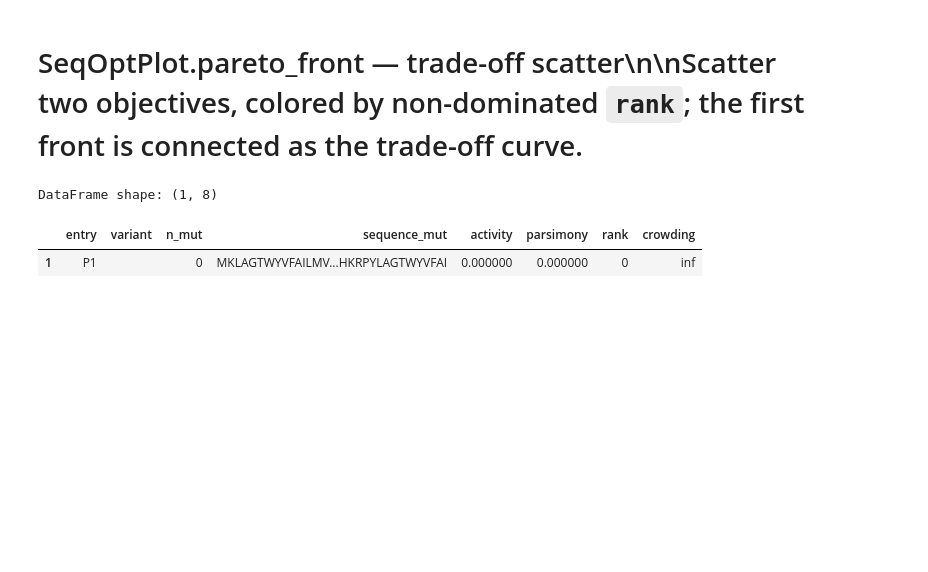
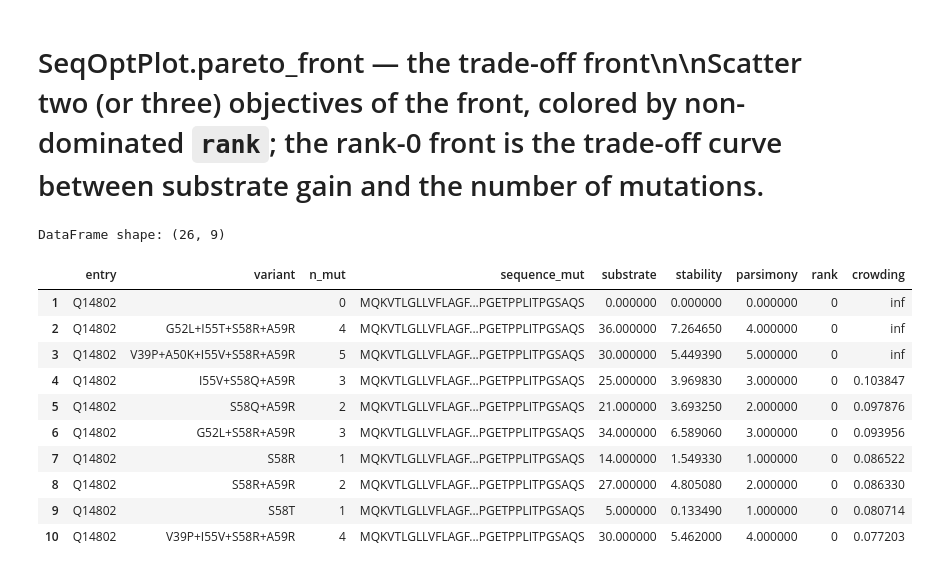
Before and after one commit to breimanntools/aaanalysis, a Jupyter notebook: examples/seqopt_pareto_front.ipynb, the cells around one changed output. Drawn from its saved outputs; the diff is of its cells as text; code cells hidden in the pictures; blank space fills up the shorter version.

```diff
--- a/examples/seqopt_pareto_front.ipynb
+++ b/examples/seqopt_pareto_front.ipynb
@@ -1,2 +1,2 @@
 # %% [markdown]
-# SeqOptPlot.pareto_front — trade-off scatter\n\nScatter two objectives, colored by non-dominated `rank`; the first front is connected as the trade-off curve.
+# SeqOptPlot.pareto_front — the trade-off front\n\nScatter two (or three) objectives of the front, colored by non-dominated `rank`; the rank-0 front is the trade-off curve between substrate gain and the number of mutations.
@@ -35,13 +3,45 @@ model = RandomForestClassifier(n_estimators=20, random_state=0).fit(X, labels)
+# %%
+import numpy as np, pandas as pd
+import matplotlib.pyplot as plt
+from sklearn.ensemble import RandomForestClassifier
+import aaanalysis as aa
+aa.options["verbose"] = False
+
+# Gamma-secretase (GSEC) substrate data + the bundled interpretable CPP feature set.
+df_feat = aa.load_features(name="DOM_GSEC")           # 150 CPP features (with positions, feat_importance)
+df_seq  = aa.load_dataset(name="DOM_GSEC", n=50)      # 100 TMD sequences, label 1 = GSEC substrate
+labels  = df_seq["label"].to_list()
+
+# A simple RandomForest substrate classifier on the CPP feature matrix.
+sf = aa.SequenceFeature()
+X = np.asarray(sf.feature_matrix(features=df_feat["feature"],
+                                 df_parts=sf.get_df_parts(df_seq=df_seq),
+                                 df_scales=aa.load_scales()), dtype=float)
+model = RandomForestClassifier(n_estimators=100, random_state=0).fit(X, labels)
+
+# Pick a NON-substrate as the wild-type and design a "super substrate": mutate its TMD to
+# maximize the predicted substrate probability with as few mutations as possible.
+wt = df_seq[df_seq["label"] == 0].iloc[[0]].reset_index(drop=True)
+objectives = [("substrate", "max", "delta_pred"),     # raise P(GSEC substrate) (RF prediction shift)
+              ("parsimony", "min", "n_mut")]          # with as few mutations as possible
 # %%
-# Two objectives: maximize the model prediction shift, minimize the number of mutations.
-objectives = [("activity", "max", "delta_pred"), ("parsimony", "min", "n_mut")]
-seqopt = aa.SeqOpt(mode="importance", model=model, random_state=42)
-df_pareto = seqopt.run(df_seq=df_seq, df_feat=df_feat, objectives=objectives,
-                       algorithm="nsga2", pop_size=20, n_gen=10, n_mut_max=4,
-                       crossover="uniform", mutation="substitution", cx_prob=0.5,
-                       mut_prob=0.2, survival="mu_plus_lambda", region="tmd", init="random")
+objectives3 = [("substrate", "max", "delta_pred"),    # raise predicted substrate probability
+               ("stability", "min", "delta_cpp"),     # keep the feature profile close to natural
+               ("parsimony", "min", "n_mut")]         # few mutations
+seqopt = aa.SeqOpt(mode="importance", model=model, target_class=1, random_state=42)
+df_pareto = seqopt.run(df_seq=wt, df_feat=df_feat, objectives=objectives3,
+                       pop_size=40, n_gen=20, n_mut_max=5, region="tmd")
 aa.display_df(df_pareto, n_rows=10, show_shape=True)
 # %% [output]
-DataFrame shape: (1, 8)
+DataFrame shape: (26, 9)
-|  | entry | variant | n_mut | sequence_mut | activity | parsimony | rank | crowding |
-| 1 | P1 |  | 0 | MKLAGTWYVFAILMV...HKRPYLAGTWYVFAI | 0.000000 | 0.000000 | 0 | inf |
+|  | entry | variant | n_mut | sequence_mut | substrate | stability | parsimony | rank | crowding |
+| 1 | Q14802 |  | 0 | MQKVTLGLLVFLAGF...PGETPPLITPGSAQS | 0.000000 | 0.000000 | 0.000000 | 0 | inf |
+| 2 | Q14802 | G52L+I55T+S58R+A59R | 4 | MQKVTLGLLVFLAGF...PGETPPLITPGSAQS | 36.000000 | 7.264650 | 4.000000 | 0 | inf |
+| 3 | Q14802 | V39P+A50K+I55V+S58R+A59R | 5 | MQKVTLGLLVFLAGF...PGETPPLITPGSAQS | 30.000000 | 5.449390 | 5.000000 | 0 | inf |
+| 4 | Q14802 | I55V+S58Q+A59R | 3 | MQKVTLGLLVFLAGF...PGETPPLITPGSAQS | 25.000000 | 3.969830 | 3.000000 | 0 | 0.103847 |
+| 5 | Q14802 | S58Q+A59R | 2 | MQKVTLGLLVFLAGF...PGETPPLITPGSAQS | 21.000000 | 3.693250 | 2.000000 | 0 | 0.097876 |
+| 6 | Q14802 | G52L+S58R+A59R | 3 | MQKVTLGLLVFLAGF...PGETPPLITPGSAQS | 34.000000 | 6.589060 | 3.000000 | 0 | 0.093956 |
+| 7 | Q14802 | S58R | 1 | MQKVTLGLLVFLAGF...PGETPPLITPGSAQS | 14.000000 | 1.549330 | 1.000000 | 0 | 0.086522 |
+| 8 | Q14802 | S58R+A59R | 2 | MQKVTLGLLVFLAGF...PGETPPLITPGSAQS | 27.000000 | 4.805080 | 2.000000 | 0 | 0.086330 |
+| 9 | Q14802 | S58T | 1 | MQKVTLGLLVFLAGF...PGETPPLITPGSAQS | 5.000000 | 0.133490 | 1.000000 | 0 | 0.080714 |
+| 10 | Q14802 | V39P+I55V+S58R+A59R | 4 | MQKVTLGLLVFLAGF...PGETPPLITPGSAQS | 30.000000 | 5.462000 | 4.000000 | 0 | 0.077203 |
```
Also changed, not shown: parts of 5 cells of this notebook, 7 other files.
